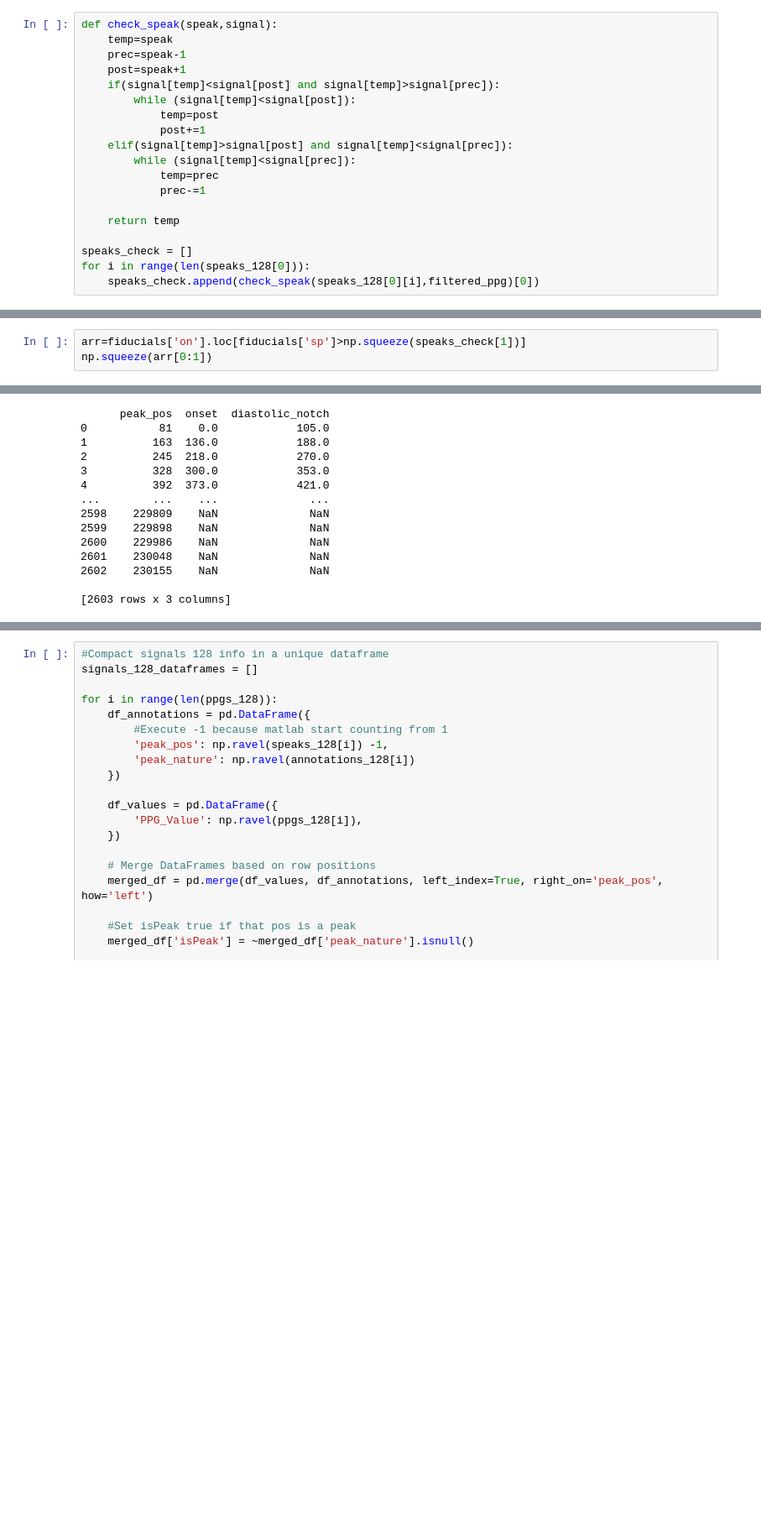
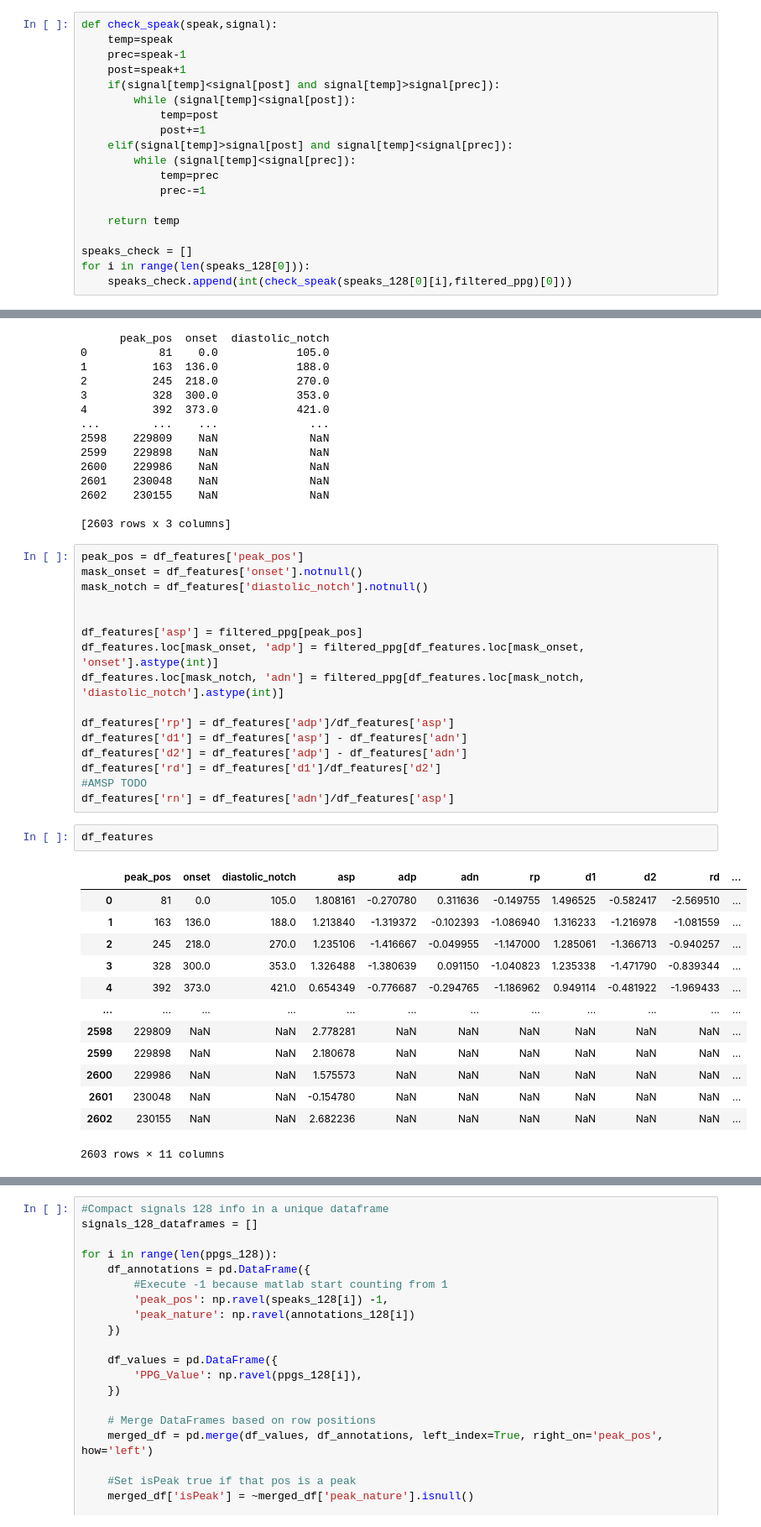
Before and after one commit to eleonora11sala/AI-project, a Jupyter notebook: mainProject2.ipynb, the cells around one changed output, grey strips where cells are left out. Shown at 84% size. Cells and saved outputs as stored; diff of their text form; blank space fills up the shorter version.

```diff
--- a/mainProject2.ipynb
+++ b/mainProject2.ipynb
@@ -448,4 +268,4 @@ def check_speak(speak,signal):
 
 speaks_check = []
 for i in range(len(speaks_128[0])):
-    speaks_check.append(check_speak(speaks_128[0][i],filtered_ppg)[0])
+    speaks_check.append(int(check_speak(speaks_128[0][i],filtered_ppg)[0]))
@@ -476,3 +271,0 @@ np.squeeze(speaks_check[1])
-# %%
-arr=fiducials['on'].loc[fiducials['sp']>np.squeeze(speaks_check[1])]
-np.squeeze(arr[0:1])
@@ -607,6 +376,38 @@ print(df_features)
 2602    230155    NaN              NaN
 
 [2603 rows x 3 columns]
+# %%
+peak_pos = df_features['peak_pos']
+mask_onset = df_features['onset'].notnull()
+mask_notch = df_features['diastolic_notch'].notnull()
+
+
+df_features['asp'] = filtered_ppg[peak_pos]
+df_features.loc[mask_onset, 'adp'] = filtered_ppg[df_features.loc[mask_onset, 'onset'].astype(int)]
+df_features.loc[mask_notch, 'adn'] = filtered_ppg[df_features.loc[mask_notch, 'diastolic_notch'].astype(int)]
+
+df_features['rp'] = df_features['adp']/df_features['asp']
+df_features['d1'] = df_features['asp'] - df_features['adn']
+df_features['d2'] = df_features['adp'] - df_features['adn']
+df_features['rd'] = df_features['d1']/df_features['d2']
+#AMSP TODO
+df_features['rn'] = df_features['adn']/df_features['asp']
+# %%
+df_features
+# %% [output]
+|  | peak_pos | onset | diastolic_notch | asp | adp | adn | rp | d1 | d2 | rd | ... |
+| 0 | 81 | 0.0 | 105.0 | 1.808161 | -0.270780 | 0.311636 | -0.149755 | 1.496525 | -0.582417 | -2.569510 | ... |
+| 1 | 163 | 136.0 | 188.0 | 1.213840 | -1.319372 | -0.102393 | -1.086940 | 1.316233 | -1.216978 | -1.081559 | ... |
+| 2 | 245 | 218.0 | 270.0 | 1.235106 | -1.416667 | -0.049955 | -1.147000 | 1.285061 | -1.366713 | -0.940257 | ... |
+| 3 | 328 | 300.0 | 353.0 | 1.326488 | -1.380639 | 0.091150 | -1.040823 | 1.235338 | -1.471790 | -0.839344 | ... |
+| 4 | 392 | 373.0 | 421.0 | 0.654349 | -0.776687 | -0.294765 | -1.186962 | 0.949114 | -0.481922 | -1.969433 | ... |
+| ... | ... | ... | ... | ... | ... | ... | ... | ... | ... | ... | ... |
+| 2598 | 229809 | NaN | NaN | 2.778281 | NaN | NaN | NaN | NaN | NaN | NaN | ... |
+| 2599 | 229898 | NaN | NaN | 2.180678 | NaN | NaN | NaN | NaN | NaN | NaN | ... |
+| 2600 | 229986 | NaN | NaN | 1.575573 | NaN | NaN | NaN | NaN | NaN | NaN | ... |
+| 2601 | 230048 | NaN | NaN | -0.154780 | NaN | NaN | NaN | NaN | NaN | NaN | ... |
+| 2602 | 230155 | NaN | NaN | 2.682236 | NaN | NaN | NaN | NaN | NaN | NaN | ... |
+2603 rows × 11 columns
 # %% [markdown]
 Amplitude features
 - ASP: amplitude systolic peak
```
Also changed, not shown: parts of 37 cells of this notebook, 2 other files.
